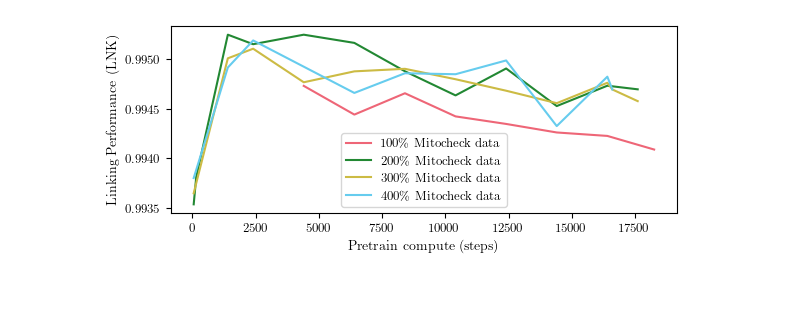
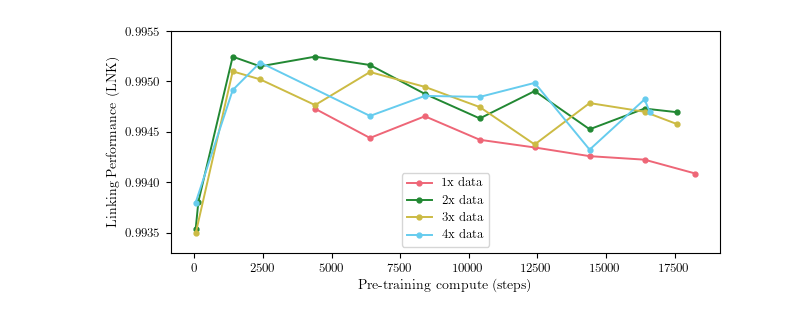
Before and after one commit to MIDL26-Short-Tracking/figures, a Jupyter notebook: appendix/bc_compute_study/c_compute-scaling.ipynb, the cells around one changed output. Drawn from its saved outputs; the diff is of its cells as text; code cells hidden in the pictures; blank space fills up the shorter version.

```diff
--- a/appendix/bc_compute_study/c_compute-scaling.ipynb
+++ b/appendix/bc_compute_study/c_compute-scaling.ipynb
@@ -175,9 +171,9 @@ for checkpoint in os.listdir("data/3x/"):
                 except:
                     pass
             meanlist.append(summe / i)
-        meanlists[checkpoint] = meanlist
+        meanlists_3x[checkpoint] = meanlist
 # %%
-meanlists_3x = {}
+meanlists_4x = {}
 treatment_compute_max_map_4x = defaultdict(list)
 
 for checkpoint in os.listdir("data/4x/"):
@@ -202,7 +198,7 @@ for checkpoint in os.listdir("data/4x/"):
                 except:
                     pass
             meanlist.append(summe / i)
-        meanlists[checkpoint] = meanlist
+        meanlists_4x[checkpoint] = meanlist
 # %%
 import tol_colors as tc
 # %%
@@ -336,22 +332,42 @@ plt.tight_layout()
 # %%
-fig, ax = plt.subplots(1, 1, figsize=set_size(fraction=1, subplots=(1.2, 2)))
+#fig, ax = plt.subplots(1, 1, figsize=set_size(fraction=1, subplots=(1.2, 2)))
+fig, ax = plt.subplots(1, 1, figsize=set_size(fraction=1, subplots=(1, 1.35)))
 
-ax.plot(sorted(treatment_compute_max_map_1x.keys()), [sum(treatment_compute_max_map_1x[k])/len(treatment_compute_max_map_1x[k]) if len(treatment_compute_max_map_1x[k]) > 0 else None for k in sorted(treatment_compute_max_map_1x.keys())], label='100\% Mitocheck data', color=tc.bright[1])
+ax.plot(sorted(treatment_compute_max_map_1x.keys()),
+        [sum(treatment_compute_max_map_1x[k])/len(treatment_compute_max_map_1x[k]) if len(treatment_compute_max_map_1x[k]) > 0 else None for k in sorted(treatment_compute_max_map_1x.keys())],
+        label='1x data',
+        color=tc.bright[1],
+        marker='o', linewidth=1.4, markersize=3.5)
 
-ax.plot(sorted(treatment_compute_max_map_2x.keys()), [sum(treatment_compute_max_map_2x[k])/len(treatment_compute_max_map_2x[k]) for k in sorted(treatment_compute_max_map_2x.keys())], label='200\% Mitocheck data', color=tc.bright[2])
+ax.plot(sorted(treatment_compute_max_map_2x.keys()),
+        [sum(treatment_compute_max_map_2x[k])/len(treatment_compute_max_map_2x[k]) for k in sorted(treatment_compute_max_map_2x.keys())],
+        label='2x data',
+        color=tc.bright[2],
+        marker='o', linewidth=1.4, markersize=3.5)
 
-ax.plot(sorted(treatment_compute_max_map_3x.keys()), [sum(treatment_compute_max_map_3x[k])/len(treatment_compute_max_map_3x[k]) for k in sorted(treatment_compute_max_map_3x.keys())], label='300\% Mitocheck data', color=tc.bright[3])
+ax.plot(sorted(treatment_compute_max_map_3x.keys()),
+        [sum(treatment_compute_max_map_3x[k])/len(treatment_compute_max_map_3x[k]) for k in sorted(treatment_compute_max_map_3x.keys())],
+        label='3x data',
+        color=tc.bright[3],
+        marker='o', linewidth=1.4, markersize=3.5)
 
-ax.plot(sorted(treatment_compute_max_map_4x.keys()), [sum(treatment_compute_max_map_4x[k])/len(treatment_compute_max_map_4x[k]) for k in sorted(treatment_compute_max_map_4x.keys())], label='400\% Mitocheck data', color=tc.bright[4])
+ax.plot(sorted(treatment_compute_max_map_4x.keys()),
+        [sum(treatment_compute_max_map_4x[k])/len(treatment_compute_max_map_4x[k]) for k in sorted(treatment_compute_max_map_4x.keys())],
+        label='4x data',
+        color=tc.bright[4],
+        marker='o', linewidth=1.4, markersize=3.5)
 
-ax.set_xlabel("Pretrain compute (steps)")
+ax.set_xlabel("Pre-training compute (steps)")
 ax.set_ylabel("Linking Performance (LNK)")
 
-plt.legend()
+ax.set_ylim(0.9933, 0.9955)
 
-plt.savefig("c_pretrain compute_data.pdf")
+plt.legend(loc='lower center')
+plt.tight_layout()
+
+plt.savefig("FINAL_c_pretrain compute_data.pdf")
 # %% [output]
-[figure, old version]
+[figure, new version]
 # %%
 import numpy as np
 # %%
```
Also changed, not shown: parts of 5 cells of this notebook, 2 other files.
